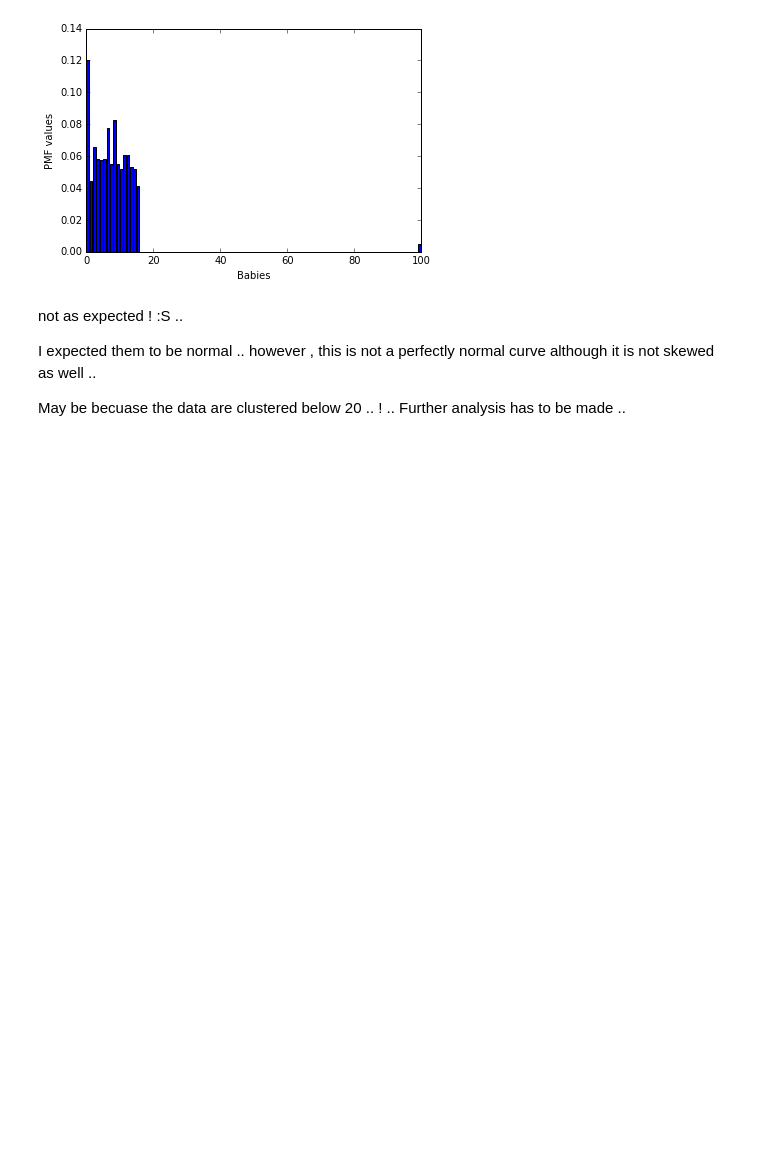
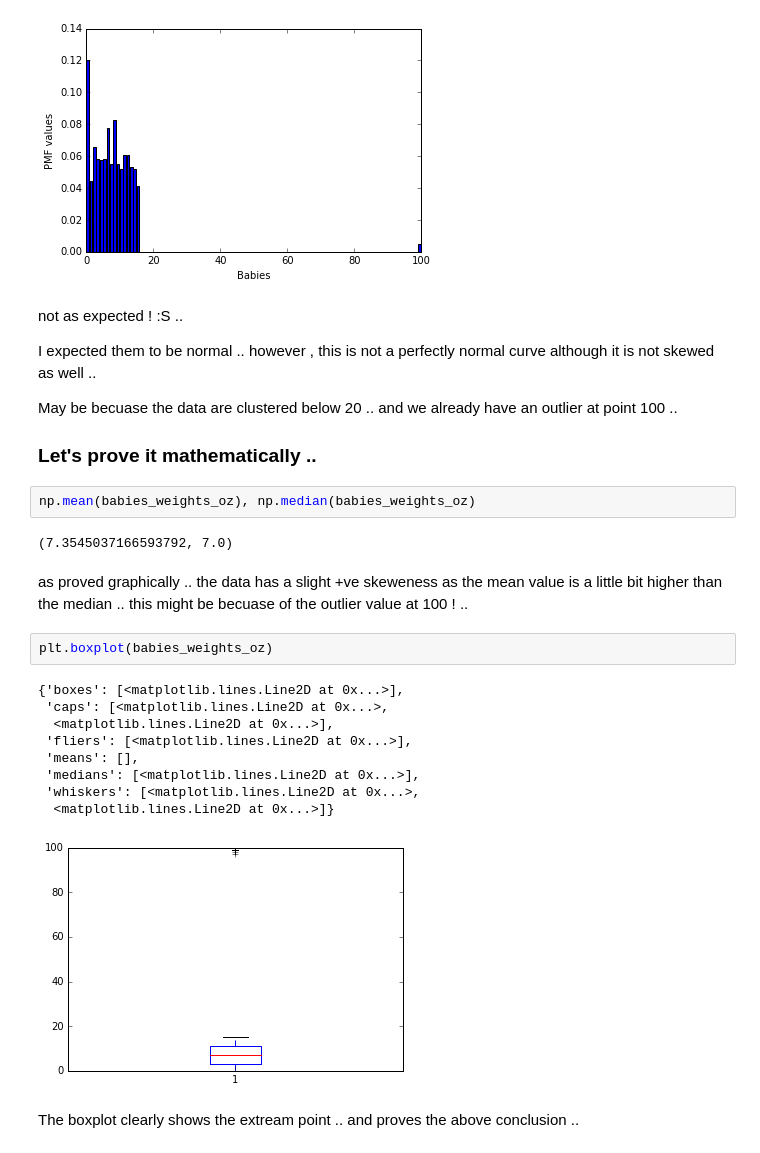
Before and after one commit to EAboelhamd/Statistical_Exploration, a Jupyter notebook: Chapter-3- CDF Practice/Chapter-, Ex. 3.7, (Percentile Rank of Classmates), Python.ipynb, the cells around one changed output. Saved outputs shown, nothing was run; the diff lists cells and outputs as text; blank space fills up the shorter version.

```diff
--- a/Chapter-3- CDF Practice/Chapter-, Ex. 3.7, (Percentile Rank of Classmates), Python.ipynb
+++ b/Chapter-3- CDF Practice/Chapter-, Ex. 3.7, (Percentile Rank of Classmates), Python.ipynb
@@ -188,5 +189,26 @@ not as expected ! :S ..
 
 I expected them to be normal .. however , this is not a perfectly normal curve although it is not skewed as well ..
 
-May be becuase the data are clustered below 20 .. ! ..
-Further analysis has to be made ..
+May be becuase the data are clustered below 20 .. and we already have an outlier at point 100 ..
+
+### Let's prove it mathematically ..
+# %%
+np.mean(babies_weights_oz), np.median(babies_weights_oz)
+# %% [output]
+(7.3545037166593792, 7.0)
+# %% [markdown]
+as proved graphically .. the data has a slight +ve skeweness as the mean value is a little bit higher than the median .. this might be becuase of the outlier value at 100 ! ..
+# %%
+plt.boxplot(babies_weights_oz)
+# %% [output]
+{'boxes': [<matplotlib.lines.Line2D at 0x...>],
+ 'caps': [<matplotlib.lines.Line2D at 0x...>,
+  <matplotlib.lines.Line2D at 0x...>],
+ 'fliers': [<matplotlib.lines.Line2D at 0x...>],
+ 'means': [],
+ 'medians': [<matplotlib.lines.Line2D at 0x...>],
+ 'whiskers': [<matplotlib.lines.Line2D at 0x...>,
+  <matplotlib.lines.Line2D at 0x...>]}
+[figure, added]
+# %% [markdown]
+The boxplot clearly shows the extream point .. and proves the above conclusion ..
```
Also changed, not shown: parts of 3 cells of this notebook, 3 other files.
